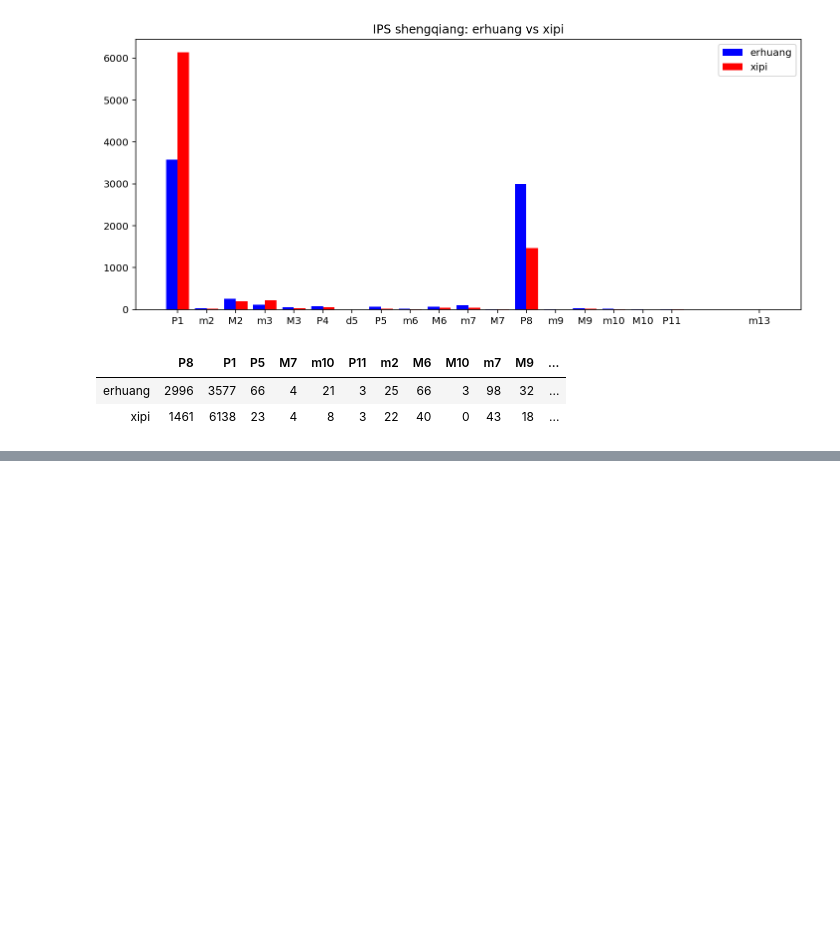
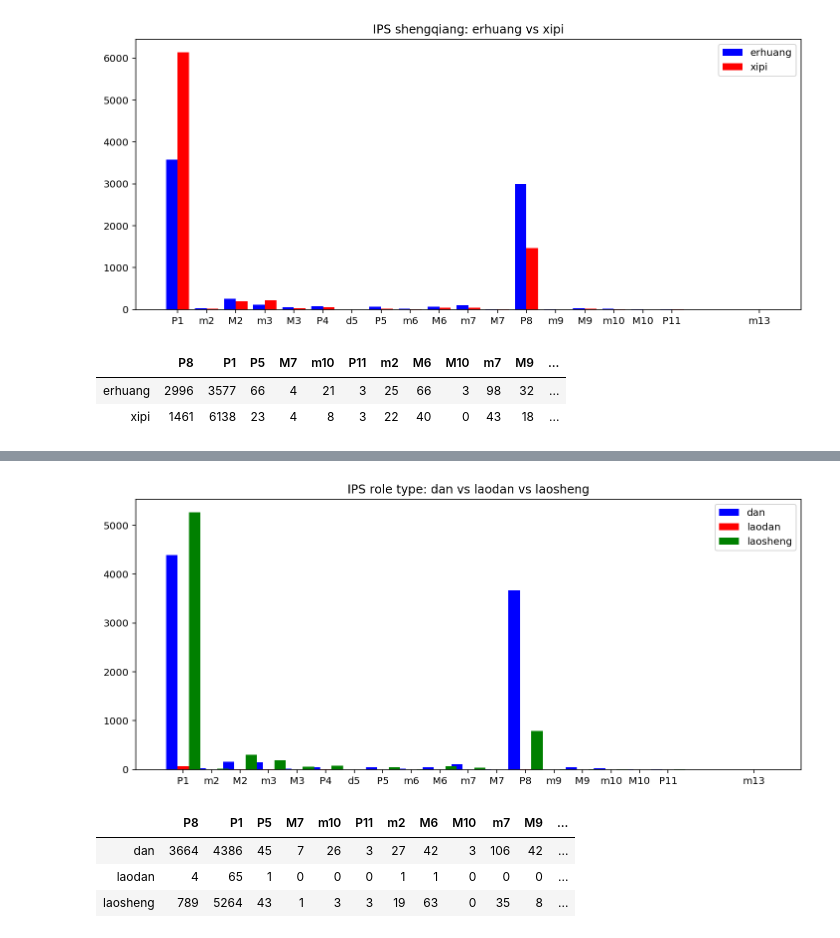
Before and after one commit to robertops18/jingju-intervals, a Jupyter notebook: Analysis of heterophonic pitch synchrony in jingju music.ipynb, the cells around one changed output, grey strips where cells are left out. Cells and saved outputs as stored; diff of their text form; code cells hidden in the pictures; blank space fills up the shorter version.

```diff
--- a/Analysis of heterophonic pitch synchrony in jingju music.ipynb
+++ b/Analysis of heterophonic pitch synchrony in jingju music.ipynb
@@ -504,0 +591,42 @@ compare_shenqiang(ISS, 'ISS shengqiang: erhuang vs xipi')
+# %%
+def compare_role_type(type_of_playing, plot_title):
+    dan = type_of_playing.roleType['dan']
+    laodan = type_of_playing.roleType['laodan']
+    laosheng = type_of_playing.roleType['laosheng']
+    dan, laodan, laosheng = get_complete_dicts_3(dan, laodan, laosheng)
+
+    intervalsOrder = {}
+    for k in dan.keys():
+        itv = interval.Interval(k)
+        intervalsOrder[itv.semitones] = k
+
+    xValues = sorted(intervalsOrder.keys())
+    xTicks = [intervalsOrder[i] for i in xValues]
+    xValuesM, xValuesY, xValuesK = get_x_values_MYK(xValues)
+    yValuesM = [dan[i] for i in xTicks]
+    yValuesY = [laodan[i] for i in xTicks]
+    yValuesK = [laosheng[i] for i in xTicks]
+
+    role_labels = ['dan', 'laodan', 'laosheng']
+
+    plt.figure(figsize=(12,5))
+    plt.subplot()
+    plt.bar(xValuesM, yValuesM, width=0.4, color='b', align='center')
+    plt.bar(xValuesY, yValuesY, width=0.4, color='r', align='center')
+    plt.bar(xValuesK, yValuesK, width=0.4, color='g', align='center')
+    plt.xticks(xValues, xTicks)
+    plt.title(plot_title)
+    plt.legend(role_labels)
+    plt.show()
+
+    df = pd.DataFrame(data=[dan, laodan, laosheng], index=role_labels)
+    display(df)
+# %%
+# IPS: role type comparative
+compare_role_type(IPS, 'IPS role type: dan vs laodan vs laosheng')
+# %% [output]
+[figure, added]
+|  | P8 | P1 | P5 | M7 | m10 | P11 | m2 | M6 | M10 | m7 | M9 | ... |
+| dan | 3664 | 4386 | 45 | 7 | 26 | 3 | 27 | 42 | 3 | 106 | 42 | ... |
+| laodan | 4 | 65 | 1 | 0 | 0 | 0 | 1 | 1 | 0 | 0 | 0 | ... |
+| laosheng | 789 | 5264 | 43 | 1 | 3 | 3 | 19 | 63 | 0 | 35 | 8 | ... |
```
Also changed, not shown: parts of 7 cells of this notebook.
